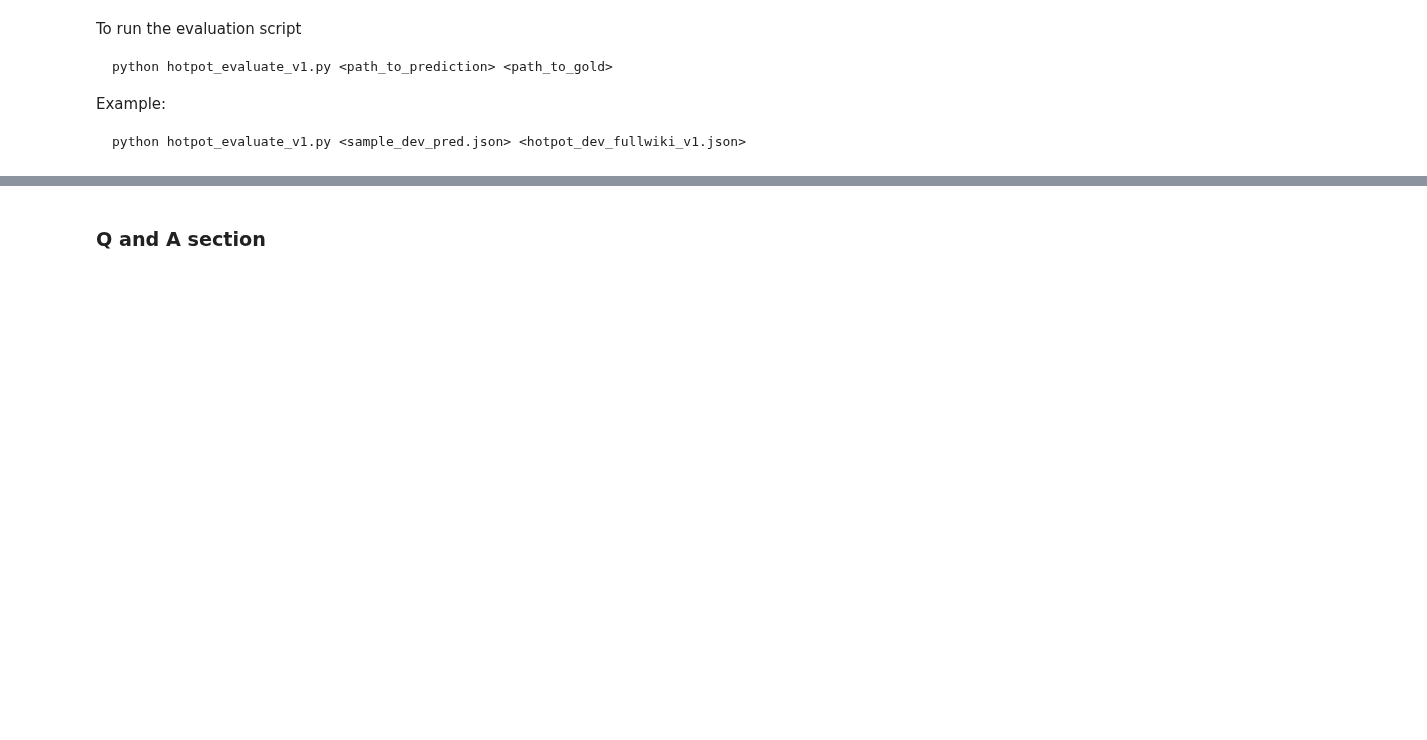
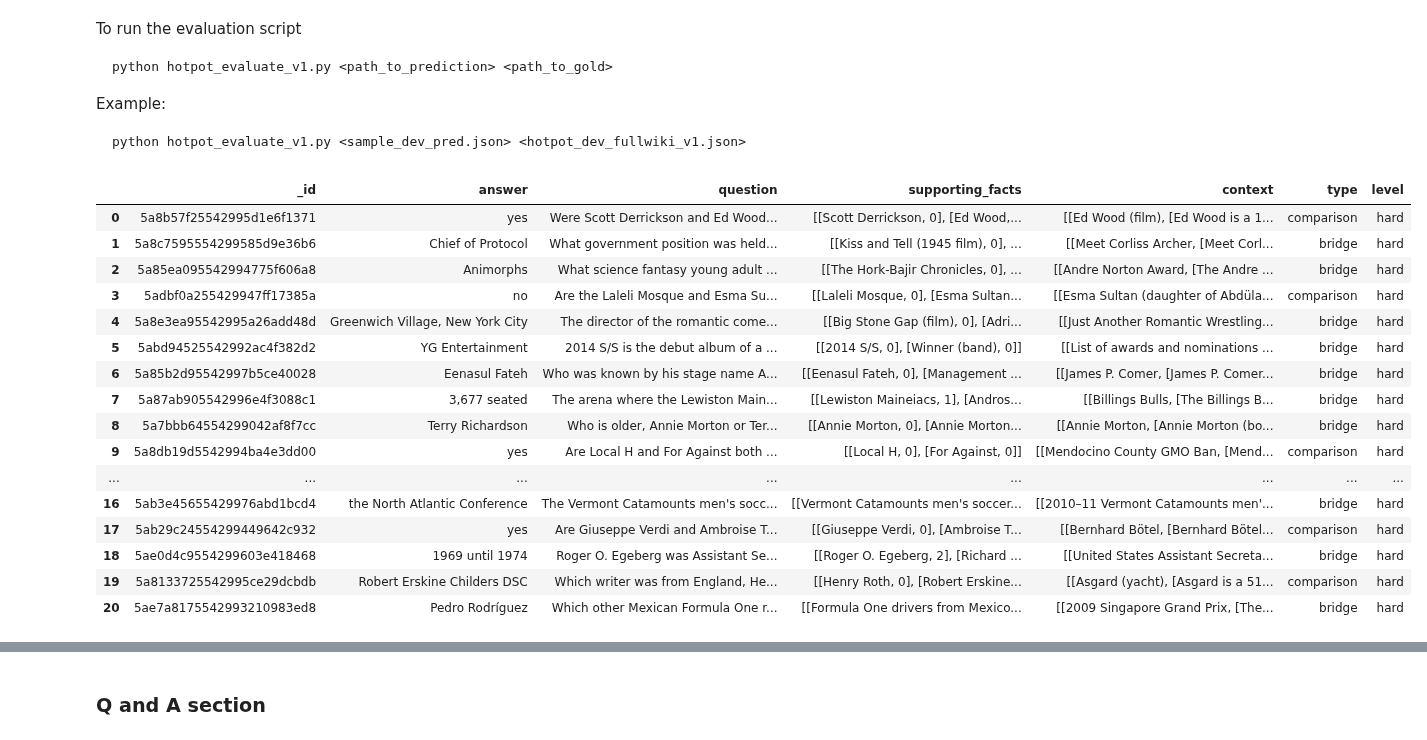
Before and after one commit to robitussin/CypherRAG, a Jupyter notebook: evaluate_hotpotqa.ipynb, the cells around one changed output, grey strips where cells are left out. Cells and saved outputs as stored; diff of their text form; code cells hidden in the pictures; blank space fills up the shorter version.

```diff
--- a/evaluate_hotpotqa.ipynb
+++ b/evaluate_hotpotqa.ipynb
@@ -27,7 +27,25 @@ python hotpot_evaluate_v1.py <sample_dev_pred.json> <hotpot_dev_fullwiki_v1.json
 # %%
 context_list = df['context']
 # %%
-df.head(11)
+df.head(21)
+# %% [output]
+|  | _id | answer | question | supporting_facts | context | type | level |
+| 0 | 5a8b57f25542995d1e6f1371 | yes | Were Scott Derrickson and Ed Wood... | [[Scott Derrickson, 0], [Ed Wood,... | [[Ed Wood (film), [Ed Wood is a 1... | comparison | hard |
+| 1 | 5a8c7595554299585d9e36b6 | Chief of Protocol | What government position was held... | [[Kiss and Tell (1945 film), 0], ... | [[Meet Corliss Archer, [Meet Corl... | bridge | hard |
+| 2 | 5a85ea095542994775f606a8 | Animorphs | What science fantasy young adult ... | [[The Hork-Bajir Chronicles, 0], ... | [[Andre Norton Award, [The Andre ... | bridge | hard |
+| 3 | 5adbf0a255429947ff17385a | no | Are the Laleli Mosque and Esma Su... | [[Laleli Mosque, 0], [Esma Sultan... | [[Esma Sultan (daughter of Abdüla... | comparison | hard |
+| 4 | 5a8e3ea95542995a26add48d | Greenwich Village, New York City | The director of the romantic come... | [[Big Stone Gap (film), 0], [Adri... | [[Just Another Romantic Wrestling... | bridge | hard |
+| 5 | 5abd94525542992ac4f382d2 | YG Entertainment | 2014 S/S is the debut album of a ... | [[2014 S/S, 0], [Winner (band), 0]] | [[List of awards and nominations ... | bridge | hard |
+| 6 | 5a85b2d95542997b5ce40028 | Eenasul Fateh | Who was known by his stage name A... | [[Eenasul Fateh, 0], [Management ... | [[James P. Comer, [James P. Comer... | bridge | hard |
+| 7 | 5a87ab905542996e4f3088c1 | 3,677 seated | The arena where the Lewiston Main... | [[Lewiston Maineiacs, 1], [Andros... | [[Billings Bulls, [The Billings B... | bridge | hard |
+| 8 | 5a7bbb64554299042af8f7cc | Terry Richardson | Who is older, Annie Morton or Ter... | [[Annie Morton, 0], [Annie Morton... | [[Annie Morton, [Annie Morton (bo... | bridge | hard |
+| 9 | 5a8db19d5542994ba4e3dd00 | yes | Are Local H and For Against both ... | [[Local H, 0], [For Against, 0]] | [[Mendocino County GMO Ban, [Mend... | comparison | hard |
+| ... | ... | ... | ... | ... | ... | ... | ... |
+| 16 | 5ab3e45655429976abd1bcd4 | the North Atlantic Conference | The Vermont Catamounts men's socc... | [[Vermont Catamounts men's soccer... | [[2010–11 Vermont Catamounts men'... | bridge | hard |
+| 17 | 5ab29c24554299449642c932 | yes | Are Giuseppe Verdi and Ambroise T... | [[Giuseppe Verdi, 0], [Ambroise T... | [[Bernhard Bötel, [Bernhard Bötel... | comparison | hard |
+| 18 | 5ae0d4c9554299603e418468 | 1969 until 1974 | Roger O. Egeberg was Assistant Se... | [[Roger O. Egeberg, 2], [Richard ... | [[United States Assistant Secreta... | bridge | hard |
+| 19 | 5a8133725542995ce29dcbdb | Robert Erskine Childers DSC | Which writer was from England, He... | [[Henry Roth, 0], [Robert Erskine... | [[Asgard (yacht), [Asgard is a 51... | comparison | hard |
+| 20 | 5ae7a8175542993210983ed8 | Pedro Rodríguez | Which other Mexican Formula One r... | [[Formula One drivers from Mexico... | [[2009 Singapore Grand Prix, [The... | bridge | hard |
 # %%
 df.iloc[7]['context']
 # %%
```
Also changed, not shown: parts of 6 cells of this notebook, 17 other files.
